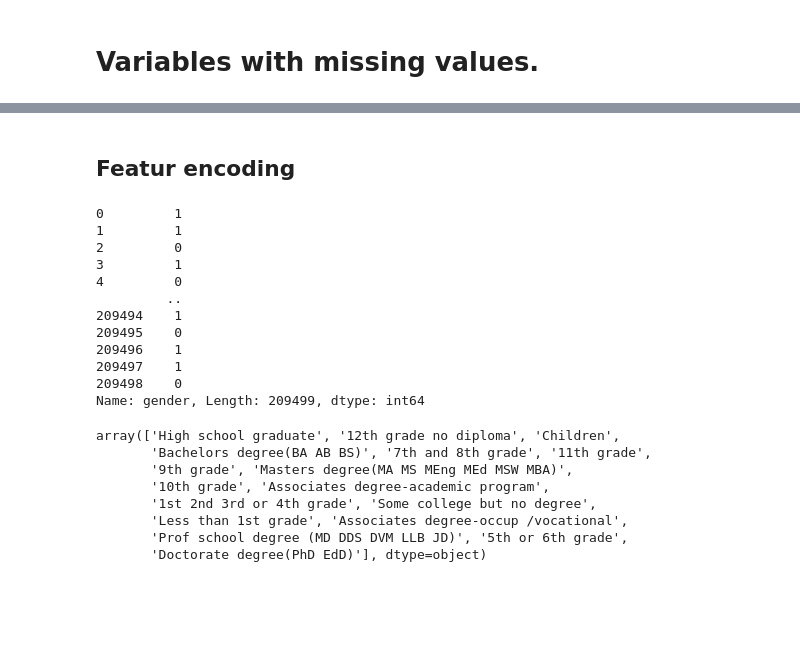
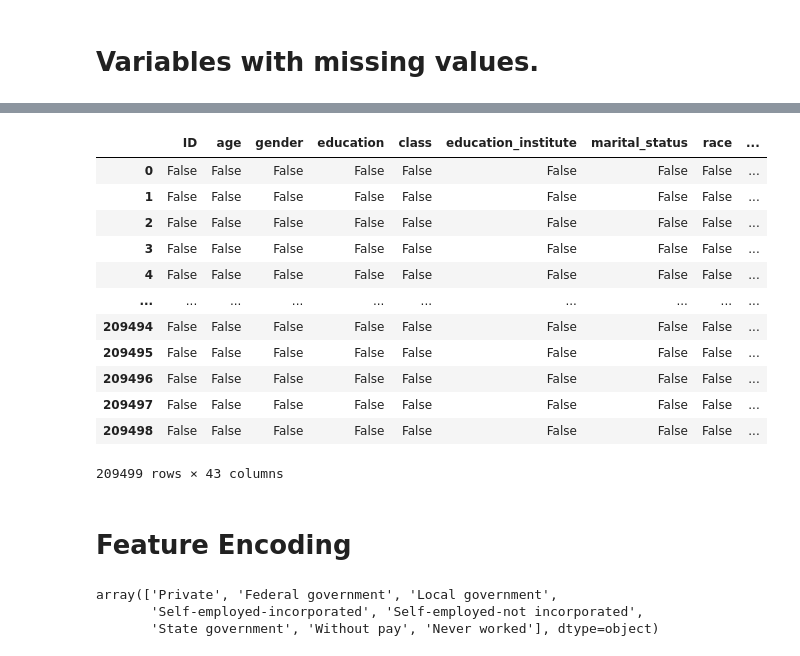
Before and after one commit to soodkunal/income-prediction, a Jupyter notebook: us 20 century.ipynb, the cells around one changed output, grey strips where cells are left out. Drawn from its saved outputs; the diff is of its cells as text; code cells hidden in the pictures; blank space fills up the shorter version.

```diff
--- a/us 20 century.ipynb
+++ b/us 20 century.ipynb
@@ -277,23 +177 @@ train_df
 209499 rows × 43 columns
-# %% [markdown]
-<h2>Featur encoding </h2>
-# %%
-gender_mapping = {
-    "Male": 0,
-    "Female": 1
-}
-train_df['gender'] = train_df['gender'].map(gender_mapping)
-train_df['gender']
-# %% [output]
-0         1
-1         1
-2         0
-3         1
-4         0
-         ..
-209494    1
-209495    0
-209496    1
-209497    1
-209498    0
-Name: gender, Length: 209499, dtype: int64
@@ -307,12 +178,27 @@ train_df['income_above_limit'] = train_df['income_above_limit'].map(income_mappi
-# %%
-education_values = data['education'].unique()
-education_values
-# %% [output]
-array(['High school graduate', '12th grade no diploma', 'Children',
-       'Bachelors degree(BA AB BS)', '7th and 8th grade', '11th grade',
-       '9th grade', 'Masters degree(MA MS MEng MEd MSW MBA)',
-       '10th grade', 'Associates degree-academic program',
-       '1st 2nd 3rd or 4th grade', 'Some college but no degree',
-       'Less than 1st grade', 'Associates degree-occup /vocational',
-       'Prof school degree (MD DDS DVM LLB JD)', '5th or 6th grade',
-       'Doctorate degree(PhD EdD)'], dtype=object)
+# %%
+#confirm thre are no missing values left
+new_data.isna()
+# %% [output]
+|  | ID | age | gender | education | class | education_institute | marital_status | race | ... |
+| 0 | False | False | False | False | False | False | False | False | ... |
+| 1 | False | False | False | False | False | False | False | False | ... |
+| 2 | False | False | False | False | False | False | False | False | ... |
+| 3 | False | False | False | False | False | False | False | False | ... |
+| 4 | False | False | False | False | False | False | False | False | ... |
+| ... | ... | ... | ... | ... | ... | ... | ... | ... | ... |
+| 209494 | False | False | False | False | False | False | False | False | ... |
+| 209495 | False | False | False | False | False | False | False | False | ... |
+| 209496 | False | False | False | False | False | False | False | False | ... |
+| 209497 | False | False | False | False | False | False | False | False | ... |
+| 209498 | False | False | False | False | False | False | False | False | ... |
+209499 rows × 43 columns
+# %% [markdown]
+<h1>Feature Encoding </h1>
+# %%
+#we will handle class
+x=new_data['class']
+x.unique()
+# %% [output]
+array(['Private', 'Federal government', 'Local government',
+       'Self-employed-incorporated', 'Self-employed-not incorporated',
+       'State government', 'Without pay', 'Never worked'], dtype=object)
```
Also changed, not shown: parts of 22 cells of this notebook.
